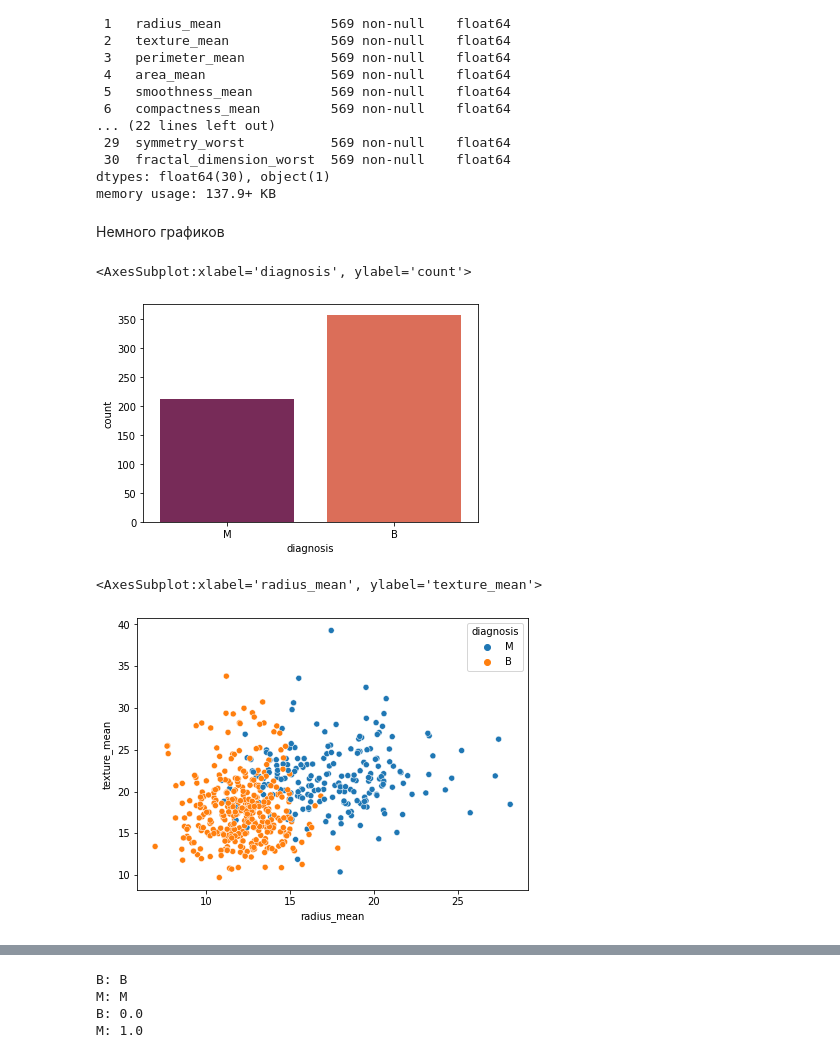
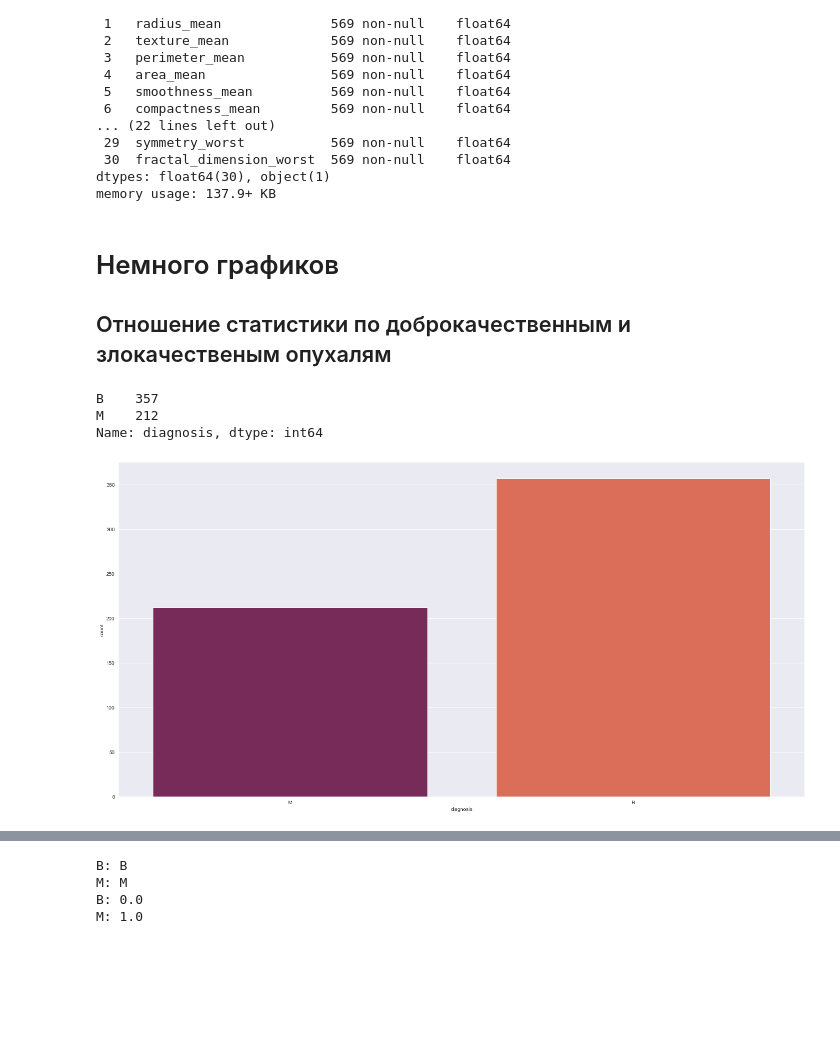
Before and after one commit to GluKhovKirill/NN_BreastCancer, a Jupyter notebook: main.ipynb, the cells around one changed output, grey strips where cells are left out. Cells and saved outputs as stored; diff of their text form; code cells hidden in the pictures; blank space fills up the shorter version.

Commit message:
Added plots from "nikita-models (1) (3).ipynb" into the "main.ipynb"

```diff
--- a/main.ipynb
+++ b/main.ipynb
@@ -58,15 +58,15 @@ Data columns (total 31 columns):
 dtypes: float64(30), object(1)
 memory usage: 137.9+ KB
 # %% [markdown]
-Немного графиков
+# Немного графиков
+## Отношение статистики по доброкачественным и злокачественым опухалям
 # %%
-sns.countplot(x=df['diagnosis'],palette='rocket')
+sns.set_style('darkgrid')
+plt.figure(figsize=(24,12))
+sns.countplot(x="diagnosis", data=df, palette='rocket');
+pd.value_counts(df['diagnosis'])
 # %% [output]
-<AxesSubplot:xlabel='diagnosis', ylabel='count'>
+B    357
+M    212
+Name: diagnosis, dtype: int64
-[figure, old version]
+[figure, new version]
-# %%
-plt.figure(figsize=(7,5))
-sns.scatterplot(data=df,x='radius_mean',y='texture_mean',hue='diagnosis')
-# %% [output]
-<AxesSubplot:xlabel='radius_mean', ylabel='texture_mean'>
-[figure, removed]
```
Also changed, not shown: parts of 25 cells of this notebook, 1 other file.
